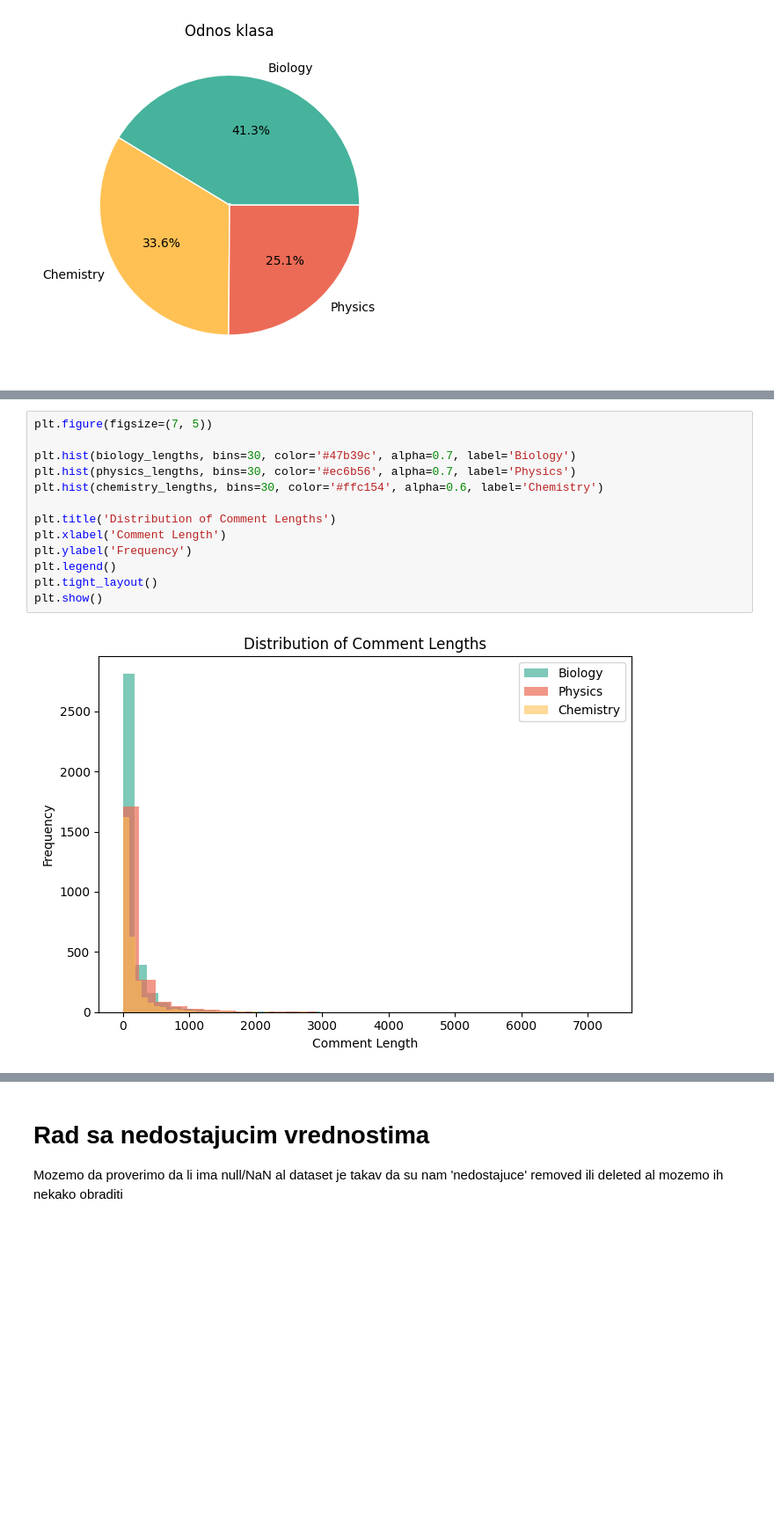
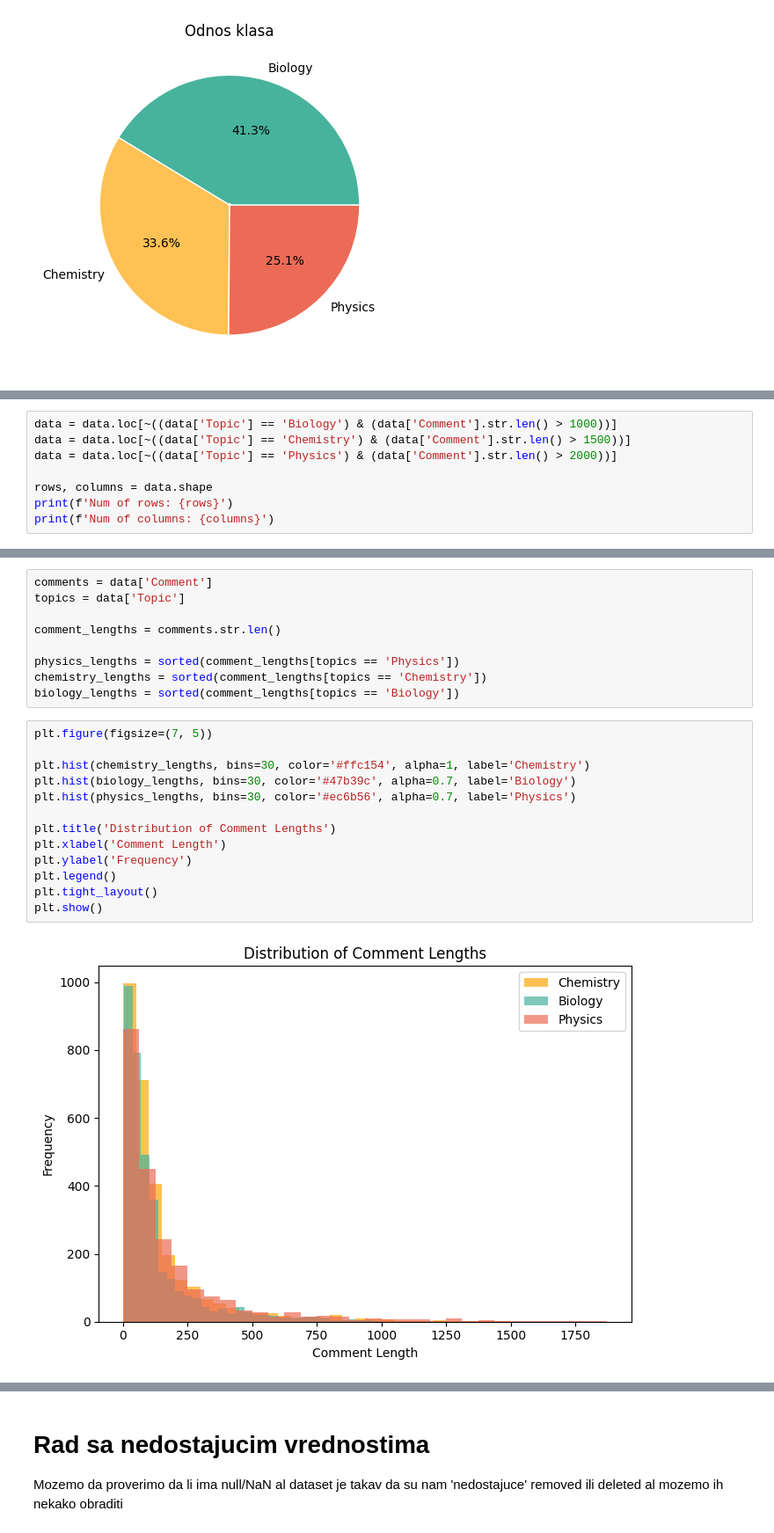
Before and after one commit to MATF-istrazivanje-podataka-1/2023_Data_Mining_Physics_vs_Chemistry_vs_Biology_Dataset, a Jupyter notebook: klasifikacija/1.ipynb, the cells around one changed output, grey strips where cells are left out. Shown at 88% size. Drawn from its saved outputs; the diff is of its cells as text; blank space fills up the shorter version.

```diff
--- a/klasifikacija/1.ipynb
+++ b/klasifikacija/1.ipynb
@@ -99,3 +99,11 @@ plt.title('Biology')
 # %% [output]
 Text(0.5, 1.0, 'Biology')
 [figure]
+# %%
+data = data.loc[~((data['Topic'] == 'Biology') & (data['Comment'].str.len() > 1000))]
+data = data.loc[~((data['Topic'] == 'Chemistry') & (data['Comment'].str.len() > 1500))]
+data = data.loc[~((data['Topic'] == 'Physics') & (data['Comment'].str.len() > 2000))]
+
+rows, columns = data.shape
+print(f'Num of rows: {rows}')
+print(f'Num of columns: {columns}')
@@ -102,18 +125,27 @@ Text(0.5, 1.0, 'Biology')
+# %%
+comments = data['Comment']
+topics = data['Topic']
+
+comment_lengths = comments.str.len()
+
+physics_lengths = sorted(comment_lengths[topics == 'Physics'])
+chemistry_lengths = sorted(comment_lengths[topics == 'Chemistry'])
+biology_lengths = sorted(comment_lengths[topics == 'Biology'])
 # %%
 plt.figure(figsize=(7, 5))
 
+plt.hist(chemistry_lengths, bins=30, color='#ffc154', alpha=1, label='Chemistry')
 plt.hist(biology_lengths, bins=30, color='#47b39c', alpha=0.7, label='Biology')
 plt.hist(physics_lengths, bins=30, color='#ec6b56', alpha=0.7, label='Physics')
-plt.hist(chemistry_lengths, bins=30, color='#ffc154', alpha=0.6, label='Chemistry')
 
 plt.title('Distribution of Comment Lengths')
 plt.xlabel('Comment Length')
 plt.ylabel('Frequency')
 plt.legend()
 plt.tight_layout()
 plt.show()
 # %% [output]
-[figure, old version]
+[figure, new version]
 # %%
 # insanely irrelevant for anything al neka za sad
 
```
Also changed, not shown: parts of 13 cells of this notebook.
